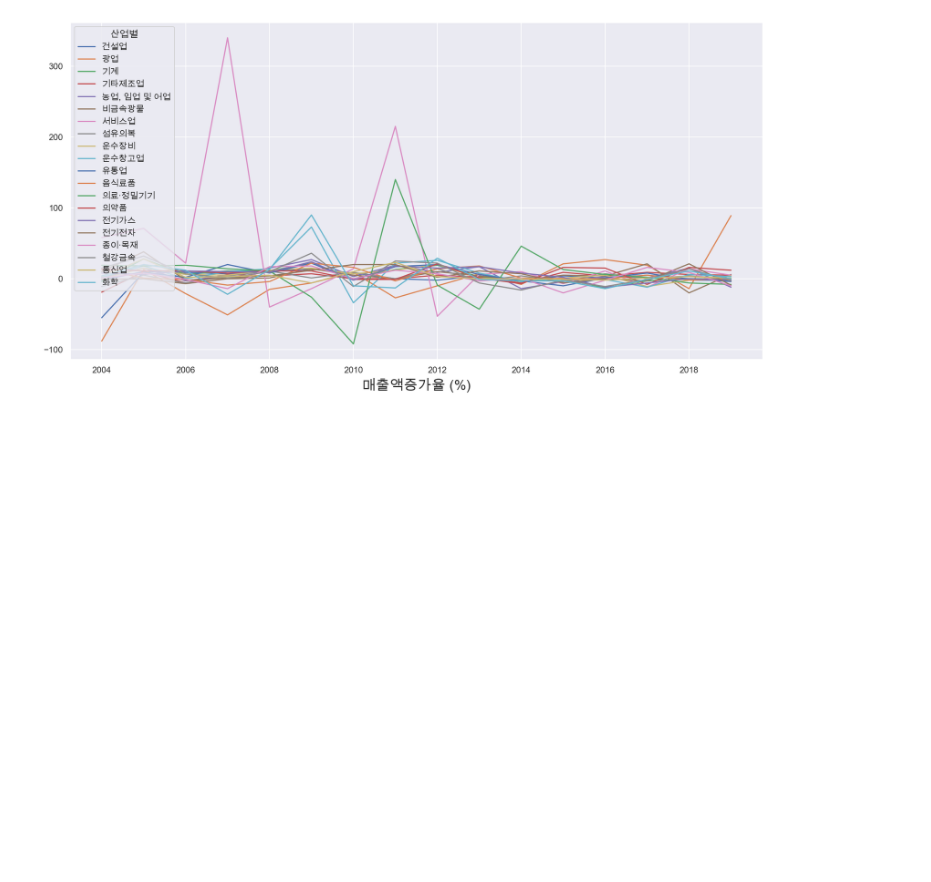
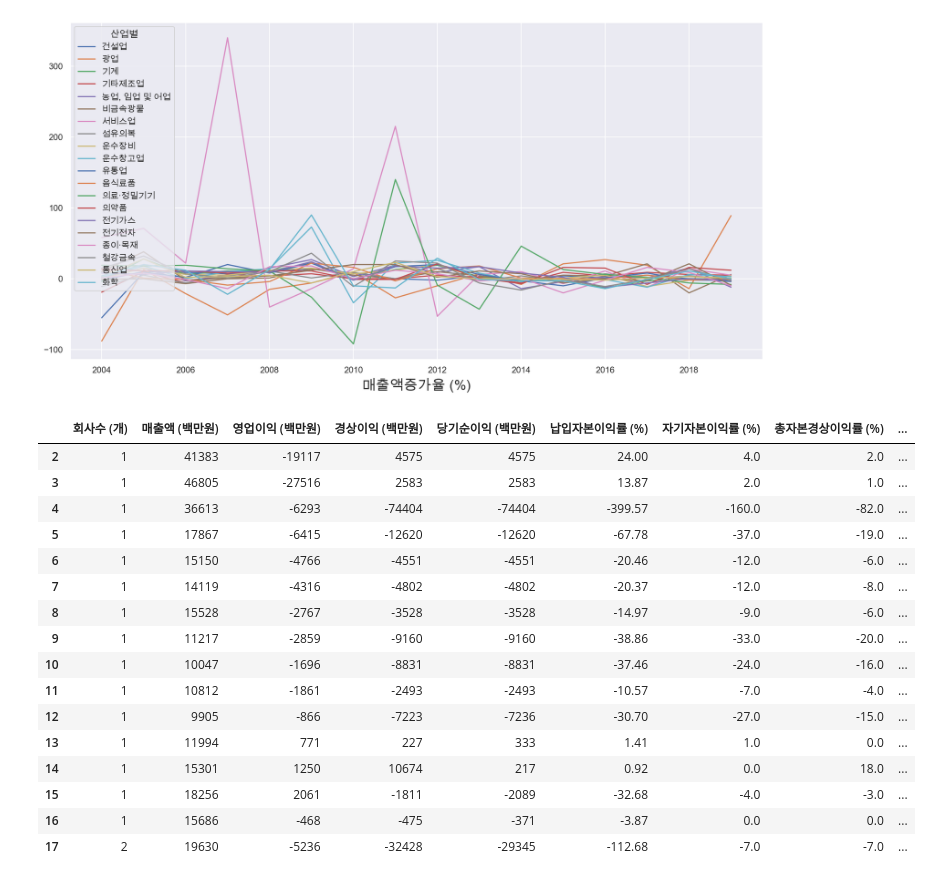
Before and after one commit to dss-16th/eda-repo-1, a Jupyter notebook: revenue.ipynb, the cells around one changed output. Drawn from its saved outputs; the diff is of its cells as text; code cells hidden in the pictures; blank space fills up the shorter version.

```diff
--- a/revenue.ipynb
+++ b/revenue.ipynb
@@ -263,3 +263,25 @@ for index in index_list:
 [figure]
 [figure]
 [figure]
+# %%
+df_tmp = df.loc[df['산업별'] == '광업',:]
+df_tmp
+## 광업이 비현실적
+# %% [output]
+|  | 회사수 (개) | 매출액 (백만원) | 영업이익 (백만원) | 경상이익 (백만원) | 당기순이익 (백만원) | 납입자본이익률 (%) | 자기자본이익률 (%) | 총자본경상이익률 (%) | ... |
+| 2 | 1 | 41383 | -19117 | 4575 | 4575 | 24.00 | 4.0 | 2.0 | ... |
+| 3 | 1 | 46805 | -27516 | 2583 | 2583 | 13.87 | 2.0 | 1.0 | ... |
+| 4 | 1 | 36613 | -6293 | -74404 | -74404 | -399.57 | -160.0 | -82.0 | ... |
+| 5 | 1 | 17867 | -6415 | -12620 | -12620 | -67.78 | -37.0 | -19.0 | ... |
+| 6 | 1 | 15150 | -4766 | -4551 | -4551 | -20.46 | -12.0 | -6.0 | ... |
+| 7 | 1 | 14119 | -4316 | -4802 | -4802 | -20.37 | -12.0 | -8.0 | ... |
+| 8 | 1 | 15528 | -2767 | -3528 | -3528 | -14.97 | -9.0 | -6.0 | ... |
+| 9 | 1 | 11217 | -2859 | -9160 | -9160 | -38.86 | -33.0 | -20.0 | ... |
+| 10 | 1 | 10047 | -1696 | -8831 | -8831 | -37.46 | -24.0 | -16.0 | ... |
+| 11 | 1 | 10812 | -1861 | -2493 | -2493 | -10.57 | -7.0 | -4.0 | ... |
+| 12 | 1 | 9905 | -866 | -7223 | -7236 | -30.70 | -27.0 | -15.0 | ... |
+| 13 | 1 | 11994 | 771 | 227 | 333 | 1.41 | 1.0 | 0.0 | ... |
+| 14 | 1 | 15301 | 1250 | 10674 | 217 | 0.92 | 0.0 | 18.0 | ... |
+| 15 | 1 | 18256 | 2061 | -1811 | -2089 | -32.68 | -4.0 | -3.0 | ... |
+| 16 | 1 | 15686 | -468 | -475 | -371 | -3.87 | 0.0 | 0.0 | ... |
+| 17 | 2 | 19630 | -5236 | -32428 | -29345 | -112.68 | -7.0 | -7.0 | ... |
```
Also changed, not shown: parts of 8 cells of this notebook.
